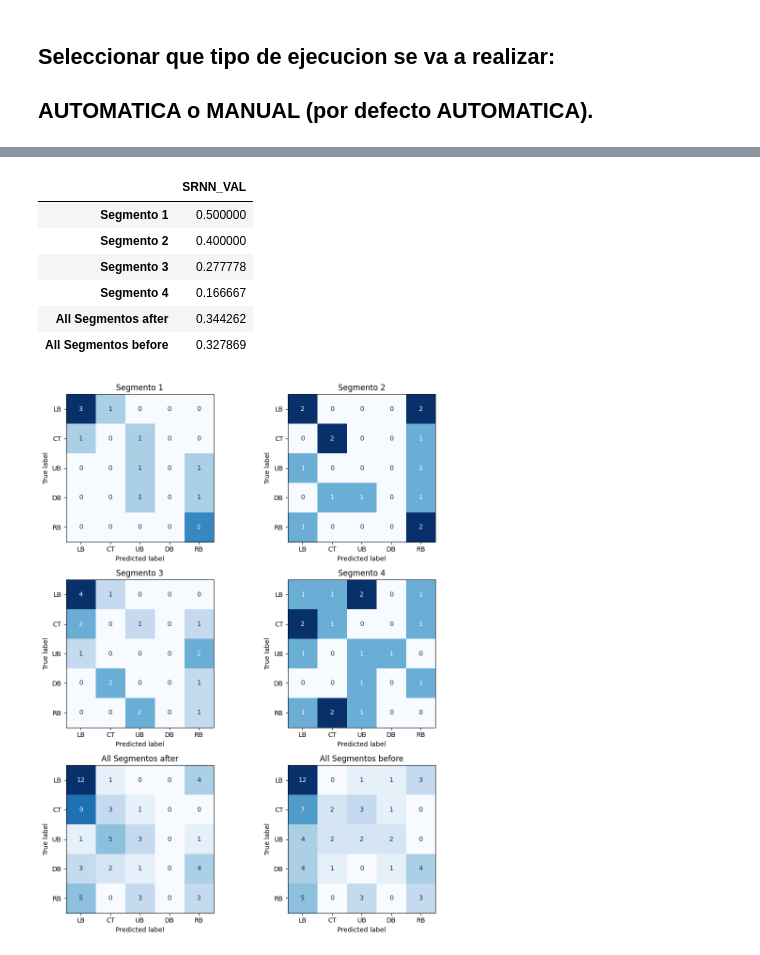
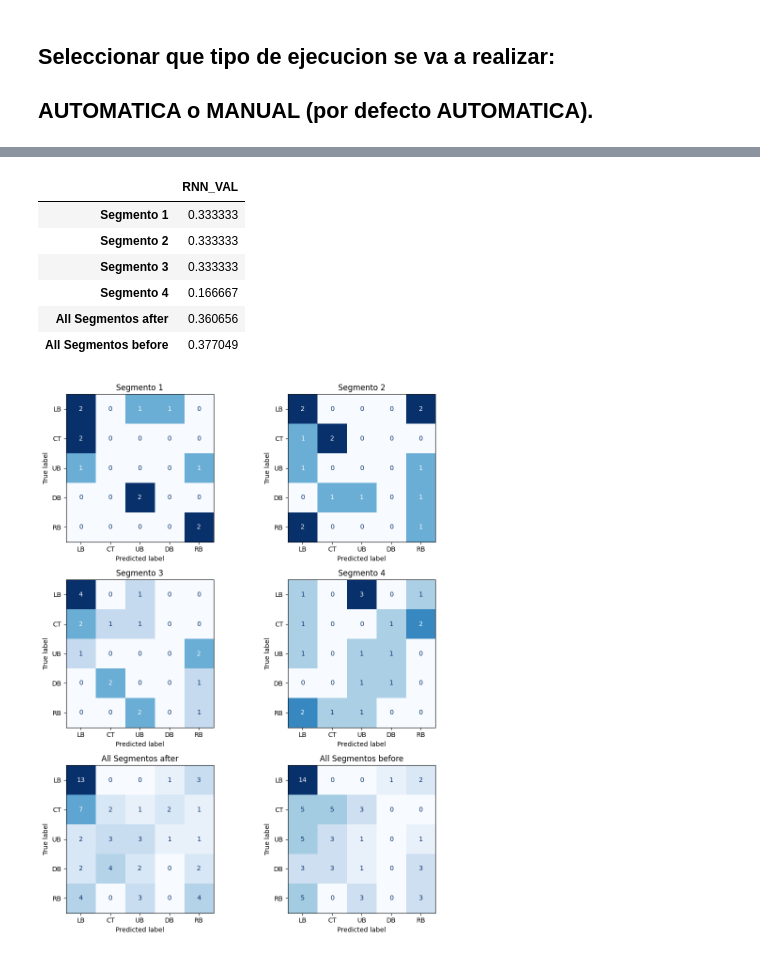
Before and after one commit to jpg1003/AnalisisEEG, a Jupyter notebook: codigo/notebooks/8.2.DeepLearning-SRNN.ipynb, the cells around one changed output, grey strips where cells are left out. Cells and saved outputs as stored; diff of their text form; code cells hidden in the pictures.

```diff
--- a/codigo/notebooks/8.2.DeepLearning-SRNN.ipynb
+++ b/codigo/notebooks/8.2.DeepLearning-SRNN.ipynb
@@ -43,14 +43,14 @@ nombre_clases = valores_key(datosEEG_seg1_standarizado)
 # %%
 
 # Compilar el modelo
-model_srnn = crear_modelo_SRNN(TIMESTEPS, FEATURES, NUM_CLASES)
+model_rnn = crear_modelo_RNN(TIMESTEPS, FEATURES, NUM_CLASES)
 # %%
-#experimentos_nor = [experimento_1_nor, experimento_2_nor, experimento_3_nor, experimento_4_nor]
-accuracy_score_srnn = []
-accuracy_score_test_srnn =[]
-matriz_confusion_srnn = []
-matriz_confusion_test_srnn = []
-total_simple_rnn_trained = []
+
+accuracy_score_rnn = []
+accuracy_score_test_rnn =[]
+matriz_confusion_rnn = []
+matriz_confusion_test_rnn = []
+total_rnn_trained = []
 
 for dataset in datosEEG_all:
 
@@ -59,20 +59,20 @@ for dataset in datosEEG_all:
     X_train, X_val, X_test = reshapeo (X_train, X_val, X_test)
 
     # Entrenar el modelo
-    simple_rnn_trained = model_srnn.fit(X_train, y_train, epochs=EPOCHS, batch_size=BACH_SIZE, validation_data= (X_val, y_val), callbacks=[early_stopping, REDUCE_RL, model_checkpoint_srnn, plot_learning])
+    rnn_trained = model_rnn.fit(X_train, y_train, epochs=EPOCHS, batch_size=BACH_SIZE, validation_data= (X_val, y_val), callbacks=[early_stopping, REDUCE_RL, model_checkpoint_rnn, plot_learning])
 
-    y_pred = model_srnn.predict(X_val)
+    y_pred = model_rnn.predict(X_val)
     y_pred_classes = np.argmax(y_pred, axis=1)
 
-    y_pred_test = model_srnn.predict(X_test)
+    y_pred_test = model_rnn.predict(X_test)
     y_pred_classes_test = np.argmax(y_pred_test, axis=1)
 
 
-    accuracy_score_srnn.append(accuracy_score(y_val, y_pred_classes))
-    matriz_confusion_srnn.append(confusion_matrix(y_val, y_pred_classes))
+    accuracy_score_rnn.append(accuracy_score(y_val, y_pred_classes))
+    matriz_confusion_rnn.append(confusion_matrix(y_val, y_pred_classes))
 
-    accuracy_score_test_srnn.append(accuracy_score(y_test, y_pred_classes_test))
-    matriz_confusion_test_srnn.append(confusion_matrix(y_test, y_pred_classes_test))
+    accuracy_score_test_rnn.append(accuracy_score(y_test, y_pred_classes_test))
+    matriz_confusion_test_rnn.append(confusion_matrix(y_test, y_pred_classes_test))
 
-    total_simple_rnn_trained.append(simple_rnn_trained)
+    total_rnn_trained.append(rnn_trained)
 # %% [output]
@@ -83,50 +83,50 @@ for dataset in datosEEG_all:
 # %%
-datos_srnn = pd.DataFrame(accuracy_score_srnn, columns=['SRNN_VAL'], index=(titulos_all))
+datos_rnn = pd.DataFrame(accuracy_score_rnn, columns=['RNN_VAL'], index=(titulos_all))
 
-display(datos_srnn)
+display(datos_rnn)
 
-mc_srnn = []
+mc_rnn = []
 
-for matrices_srnn in matriz_confusion_srnn:
+for matrices_rnn in matriz_confusion_rnn:
 
-    mc_srnn.append(pd.DataFrame(matrices_srnn, index=nombre_clases, columns=nombre_clases))
+    mc_rnn.append(pd.DataFrame(matrices_rnn, index=nombre_clases, columns=nombre_clases))
 
 #https://scikit-learn.org/stable/modules/generated/sklearn.metrics.ConfusionMatrixDisplay.html
 
 # Creo una figura y ejes para dividir el espacio en cuatro subgráficos
 fig, axs = plt.subplots(3, 2, figsize=(10, 12))
 
 # Matrices de confusión y títulos para cada subgráfico
-dataframes = [mc_srnn[0], mc_srnn[1], mc_srnn[2], mc_srnn[3], mc_srnn[4], mc_srnn[5]]
+dataframes = [mc_rnn[0], mc_rnn[1], mc_rnn[2], mc_rnn[3], mc_rnn[4], mc_rnn[5]]
 
 
 # Itero sobre los DataFrames y títulos para imprimir matriz de confusión en un subgráfico
 for i, (dataframe, titulo) in enumerate(zip(dataframes, titulos_all)):
     fila = i // 2
     columna = i % 2
     ax = axs[fila, columna]
 
     # Se crea la impresion de la matriz de confusión y se implime
     disp = ConfusionMatrixDisplay(confusion_matrix=dataframe.values, display_labels=(nombre_clases))
     disp.plot(ax=ax, colorbar=False, cmap='Blues')
 
     # Añado el título al subgráfico
     ax.set_title(titulo)
 
 # Se ajusta el espaciado entre subgráficos
 plt.tight_layout()
 
 # Se imprime el gráfico
 plt.show()
 # %% [output]
-|  | SRNN_VAL |
-| Segmento 1 | 0.500000 |
-| Segmento 2 | 0.400000 |
-| Segmento 3 | 0.277778 |
+|  | RNN_VAL |
+| Segmento 1 | 0.333333 |
+| Segmento 2 | 0.333333 |
+| Segmento 3 | 0.333333 |
 | Segmento 4 | 0.166667 |
-| All Segmentos after | 0.344262 |
-| All Segmentos before | 0.327869 |
+| All Segmentos after | 0.360656 |
+| All Segmentos before | 0.377049 |
-[figure, old version]
+[figure, new version]
 # %%
 
 # Crear una figura con 12 subgráficos (6 filas y 2 columnas)
```
Also changed, not shown: parts of 5 cells of this notebook, 41 other files.
